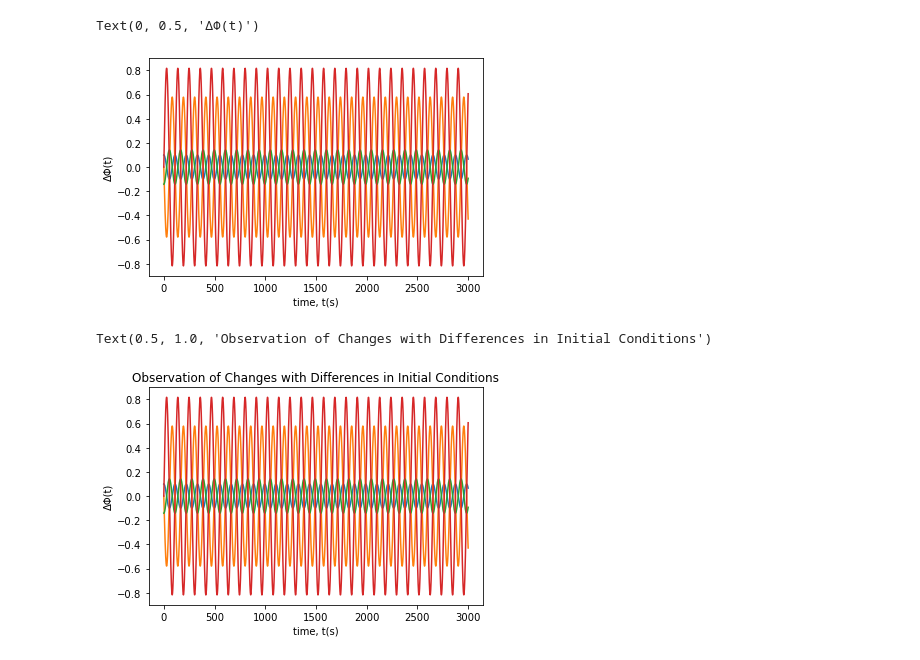
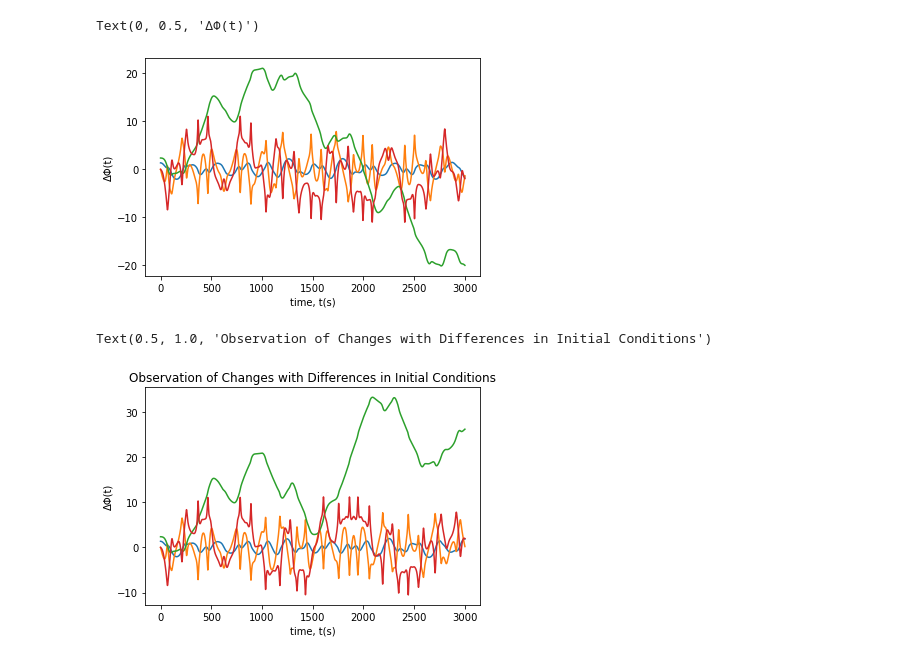
Before and after one commit to Raiziel/Experimental-Physics-Python-Projects, a Jupyter notebook: double pendulum .ipynb, the cells around one changed output. Saved outputs shown, nothing was run; the diff lists cells and outputs as text; code cells hidden in the pictures.

```diff
--- a/double pendulum .ipynb
+++ b/double pendulum .ipynb
@@ -13,19 +13,26 @@ L1, L2 = 1, 1
 m1, m2 = 1, 1
 # The gravitational acceleration (m.s-2).
 g = 9.81
+# Maximum time, time point spacings and the time grid (all in s).
+tmax, dt = 30, 0.01
+t = np.arange(0, tmax+dt, dt)
 
 def deriv(y, t, L1, L2, m1, m2):
     """Return the first derivatives of y = theta1, z1, theta2, z2."""
-    theta1, z1, theta2, z2 = y
+    #initial conditions
+    theta1, theta1dot, theta2, theta2dot = y
 
     c, s = np.cos(theta1-theta2), np.sin(theta1-theta2)
 
-    theta1dot = z1
-    z1dot = (m2*g*np.sin(theta2)*c - m2*s*(L1*z1**2*c + L2*z2**2) -
+    z1 = theta1dot
+    z2 = theta2dot
+
+    z1dot = (m2*g*np.sin(theta2)*c - m2*s*(L1*theta1dot**2*c + L2*theta2dot**2) -
              (m1+m2)*g*np.sin(theta1)) / L1 / (m1 + m2*s**2)
-    theta2dot = z2
+
     z2dot = ((m1+m2)*(L1*z1**2*s - g*np.sin(theta2) + g*np.sin(theta1)*c) +
              m2*L2*z2**2*s*c) / L2 / (m1 + m2*s**2)
+
     return theta1dot, z1dot, theta2dot, z2dot
 
 def calc_E(y):
@@ -37,15 +44,15 @@ def calc_E(y):
             2*L1*L2*th1d*th2d*np.cos(th1-th2))
     return T + V
 
-# Maximum time, time point spacings and the time grid (all in s).
-tmax, dt = 30, 0.01
-t = np.arange(0, tmax+dt, dt)
+
+
+
 # Initial conditions: theta1, dtheta1/dt, theta2, dtheta2/dt.
-y0 = np.array([0.1, 0, -0.14142136, 0])
+y0 = np.array([3*np.pi/7, 0, 3*np.pi/4, 0])
 
 # Do the numerical integration of the equations of motion
 y = odeint(deriv, y0, t, args=(L1, L2, m1, m2))
-#print("t is", t)
+
 
 
 # Check that the calculation conserves total energy to within some tolerance.
@@ -118,4 +125,4 @@ ax = fig.add_subplot(111)
 
 for i in range(0, t.size, di):
     #print(i // di, '/', t.size // di)
-    #make_plot(i)
+    make_plot(i)
@@ -130,16 +139,20 @@ g = 9.81
 
 def deriv(y, t, L1, L2, m1, m2):
     """Return the first derivatives of y = theta1, z1, theta2, z2."""
-    theta1, z1, theta2, z2 = y
+    #initial conditions
+    theta1, theta1dot, theta2, theta2dot = y
 
     c, s = np.cos(theta1-theta2), np.sin(theta1-theta2)
 
-    theta1dot = z1
-    z1dot = (m2*g*np.sin(theta2)*c - m2*s*(L1*z1**2*c + L2*z2**2) -
+    z1 = theta1dot
+    z2 = theta2dot
+
+    z1dot = (m2*g*np.sin(theta2)*c - m2*s*(L1*theta1dot**2*c + L2*theta2dot**2) -
              (m1+m2)*g*np.sin(theta1)) / L1 / (m1 + m2*s**2)
-    theta2dot = z2
+
     z2dot = ((m1+m2)*(L1*z1**2*s - g*np.sin(theta2) + g*np.sin(theta1)*c) +
              m2*L2*z2**2*s*c) / L2 / (m1 + m2*s**2)
+
     return theta1dot, z1dot, theta2dot, z2dot
 
 def calc_E(y):
@@ -149,35 +162,36 @@ def calc_E(y):
     V = -(m1+m2)*L1*g*np.cos(th1) - m2*L2*g*np.cos(th2)
     T = 0.5*m1*(L1*th1d)**2 + 0.5*m2*((L1*th1d)**2 + (L2*th2d)**2 +
             2*L1*L2*th1d*th2d*np.cos(th1-th2))
     return T + V
 
 # Maximum time, time point spacings and the time grid (all in s).
 tmax, dt = 30, 0.01
 t = np.arange(0, tmax+dt, dt)
 # Initial conditions: theta1, dtheta1/dt, theta2, dtheta2/dt.
-y0 = np.array([0.1, 0, -0.14142136, 0])
+# radians
+y0 = np.array([3*np.pi/7, 0, 3*np.pi/4, 0])
 
 # Do the numerical integration of the equations of motion
 y = odeint(deriv, y0, t, args=(L1, L2, m1, m2))
 
 # Check that the calculation conserves total energy to within some tolerance.
 EDRIFT = 0.05
 # Total energy from the initial conditions
 E = calc_E(y0)
 if np.max(np.sum(np.abs(calc_E(y) - E))) > EDRIFT:
     sys.exit('Maximum energy drift of {} exceeded.'.format(EDRIFT))
 
 # Unpack z and theta as a function of time
 theta1, theta2 = y[:,0], y[:,2]
 
 
 plt.plot(y)
 plt.xlabel('time, t(s)')
 plt.ylabel('ΔΦ(t)')
 #print(y[:,0])
 # %% [output]
 Text(0, 0.5, 'ΔΦ(t)')
-[figure, old version]
+[figure, new version]
 # %%
 
 # Pendulum rod lengths (m), bob masses (kg).
@@ -186,18 +200,22 @@ m1, m2 = 1, 1
 # The gravitational acceleration (m.s-2).
 g = 9.81
 
-def deriv(yprime, t, L1, L2, m1, m2):
-    """Return the first derivatives of yprime = theta1, z1, theta2, z2."""
-    theta1, z1, theta2, z2 = yprime
+def deriv(y, t, L1, L2, m1, m2):
+    """Return the first derivatives of y = theta1, z1, theta2, z2."""
+    #initial conditions
+    theta1, theta1dot, theta2, theta2dot = y
 
     c, s = np.cos(theta1-theta2), np.sin(theta1-theta2)
 
-    theta1dot = z1
-    z1dot = (m2*g*np.sin(theta2)*c - m2*s*(L1*z1**2*c + L2*z2**2) -
+    z1 = theta1dot
+    z2 = theta2dot
+
+    z1dot = (m2*g*np.sin(theta2)*c - m2*s*(L1*theta1dot**2*c + L2*theta2dot**2) -
              (m1+m2)*g*np.sin(theta1)) / L1 / (m1 + m2*s**2)
-    theta2dot = z2
+
     z2dot = ((m1+m2)*(L1*z1**2*s - g*np.sin(theta2) + g*np.sin(theta1)*c) +
              m2*L2*z2**2*s*c) / L2 / (m1 + m2*s**2)
+
     return theta1dot, z1dot, theta2dot, z2dot
 
 def calc_E(yprime):
@@ -213,7 +231,7 @@ def calc_E(yprime):
 tmax, dt = 30, .01
 t = np.arange(0, tmax+dt, dt)
 # Initial conditions: theta1, dtheta1/dt, theta2, dtheta2/dt.
-y0 = np.array([0.1+(.00001), 0, -0.14142136, 0])
+y0 = np.array([3*np.pi/7+(.00001), 0, 3*np.pi/4, 0])
 
 # Do the numerical integration of the equations of motion
 yprime = odeint(deriv, y0, t, args=(L1, L2, m1, m2))
@@ -236,7 +254,7 @@ plt.ylabel('ΔΦ(t)')
 plt.title("Observation of Changes with Differences in Initial Conditions")
 # %% [output]
 Text(0.5, 1.0, 'Observation of Changes with Differences in Initial Conditions')
-[figure, old version]
+[figure, new version]
 # %%
 # This block creates the gif of the animation
 import imageio
```
Also changed, not shown: parts of 19 cells of this notebook.
